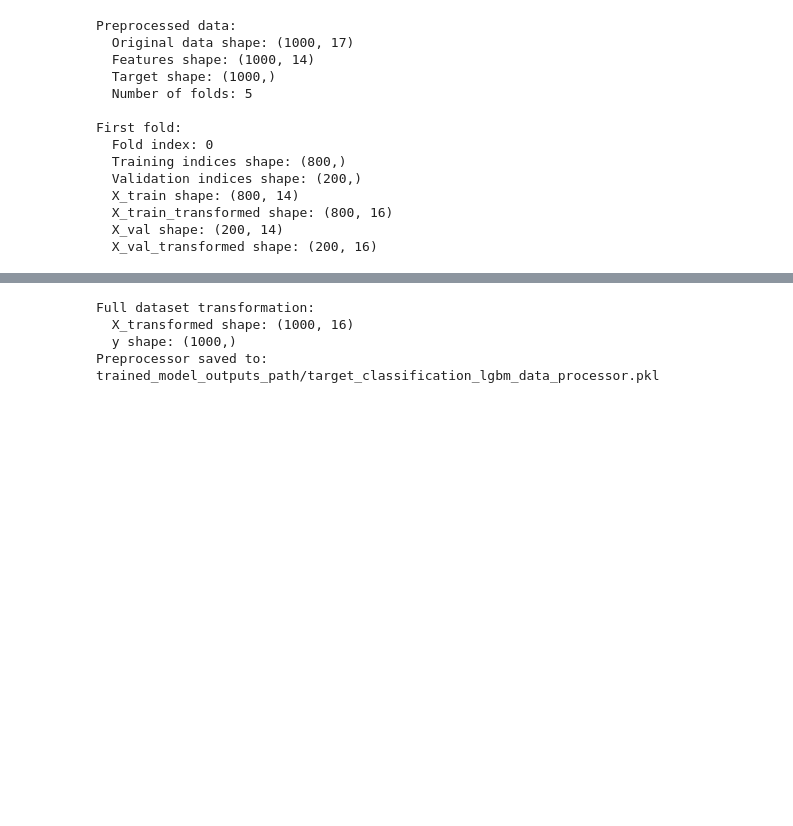
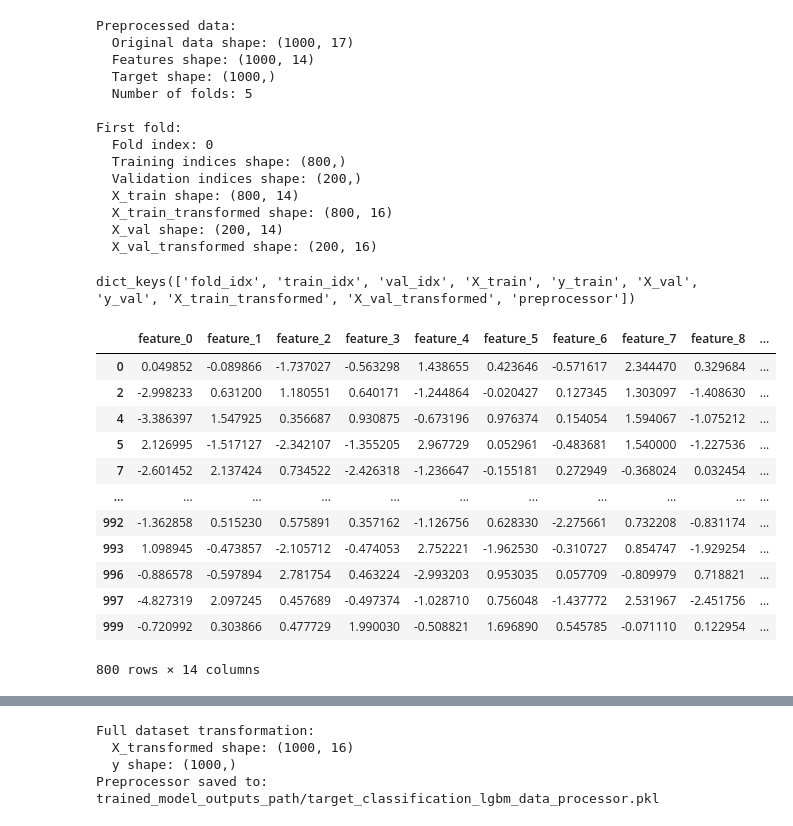
Before and after one commit to jonathan-bugg/bnbj_ml_pipeline, a Jupyter notebook: ml_pipeline_demo_manual.ipynb, the cells around one changed output, grey strips where cells are left out. Drawn from its saved outputs; the diff is of its cells as text; code cells hidden in the pictures; blank space fills up the shorter version.

```diff
--- a/ml_pipeline_demo_manual.ipynb
+++ b/ml_pipeline_demo_manual.ipynb
@@ -266,6 +199,26 @@ First fold:
   X_train_transformed shape: (800, 16)
   X_val shape: (200, 14)
   X_val_transformed shape: (200, 16)
+# %%
+first_fold.keys()
+# %% [output]
+dict_keys(['fold_idx', 'train_idx', 'val_idx', 'X_train', 'y_train', 'X_val', 'y_val', 'X_train_transformed', 'X_val_transformed', 'preprocessor'])
+# %%
+first_fold['X_train']
+# %% [output]
+|  | feature_0 | feature_1 | feature_2 | feature_3 | feature_4 | feature_5 | feature_6 | feature_7 | feature_8 | ... |
+| 0 | 0.049852 | -0.089866 | -1.737027 | -0.563298 | 1.438655 | 0.423646 | -0.571617 | 2.344470 | 0.329684 | ... |
+| 2 | -2.998233 | 0.631200 | 1.180551 | 0.640171 | -1.244864 | -0.020427 | 0.127345 | 1.303097 | -1.408630 | ... |
+| 4 | -3.386397 | 1.547925 | 0.356687 | 0.930875 | -0.673196 | 0.976374 | 0.154054 | 1.594067 | -1.075212 | ... |
+| 5 | 2.126995 | -1.517127 | -2.342107 | -1.355205 | 2.967729 | 0.052961 | -0.483681 | 1.540000 | -1.227536 | ... |
+| 7 | -2.601452 | 2.137424 | 0.734522 | -2.426318 | -1.236647 | -0.155181 | 0.272949 | -0.368024 | 0.032454 | ... |
+| ... | ... | ... | ... | ... | ... | ... | ... | ... | ... | ... |
+| 992 | -1.362858 | 0.515230 | 0.575891 | 0.357162 | -1.126756 | 0.628330 | -2.275661 | 0.732208 | -0.831174 | ... |
+| 993 | 1.098945 | -0.473857 | -2.105712 | -0.474053 | 2.752221 | -1.962530 | -0.310727 | 0.854747 | -1.929254 | ... |
+| 996 | -0.886578 | -0.597894 | 2.781754 | 0.463224 | -2.993203 | 0.953035 | 0.057709 | -0.809979 | 0.718821 | ... |
+| 997 | -4.827319 | 2.097245 | 0.457689 | -0.497374 | -1.028710 | 0.756048 | -1.437772 | 2.531967 | -2.451756 | ... |
+| 999 | -0.720992 | 0.303866 | 0.477729 | 1.990030 | -0.508821 | 1.696890 | 0.545785 | -0.071110 | 0.122954 | ... |
+800 rows × 14 columns
 # %%
 first_fold['X_train_transformed']
 # %% [output]
```
Also changed, not shown: parts of 11 cells of this notebook, 19 other files.
